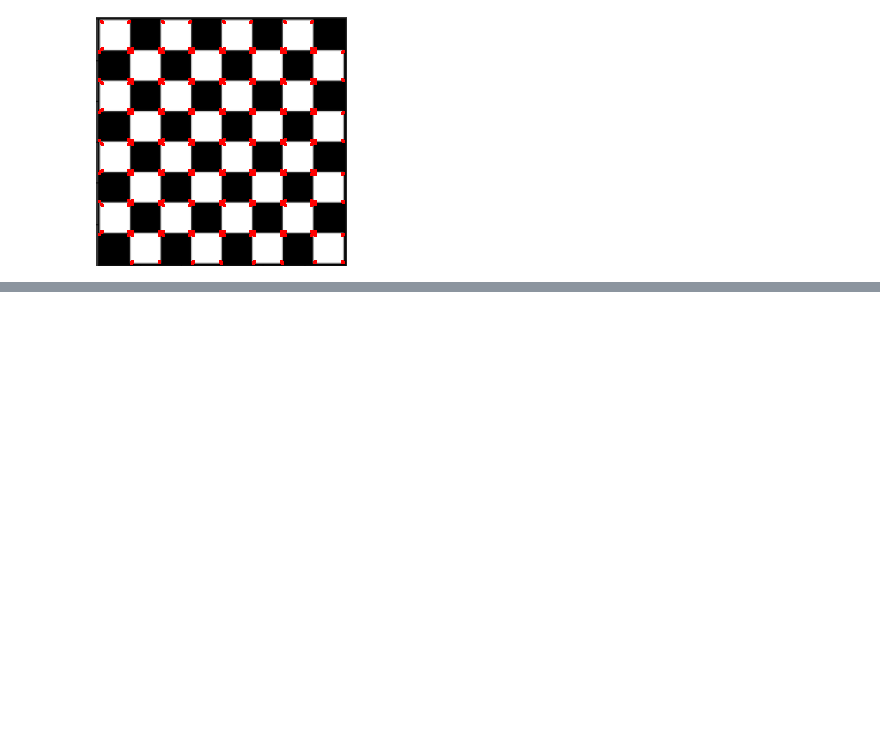
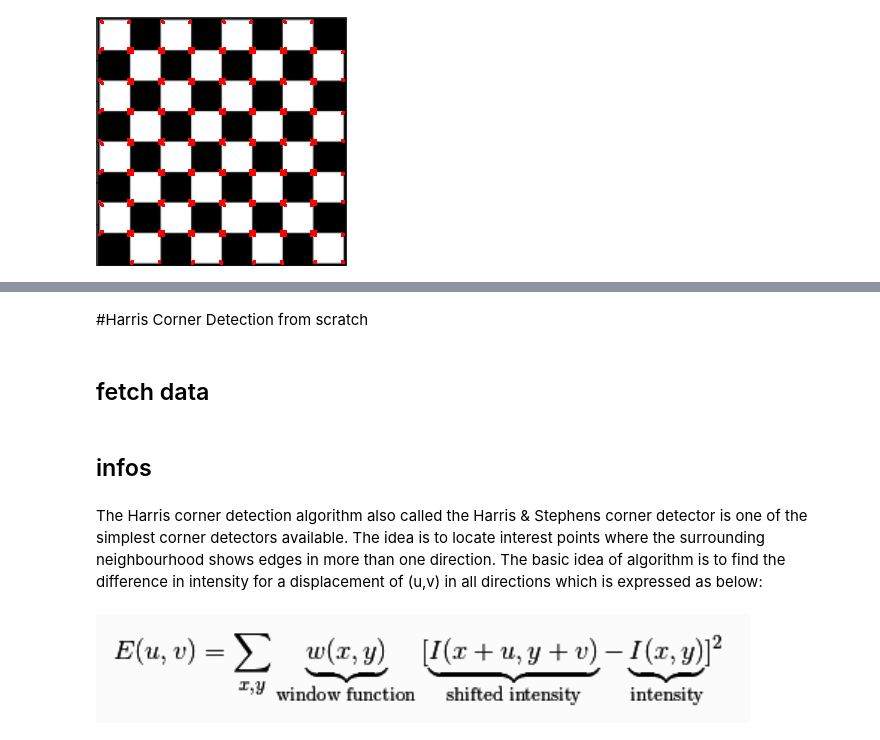
Before and after one commit to MohmedAAK/-Advanced-computer-vision-v1, a Jupyter notebook: Advanced computer vision/team1/lec4_feature_detection.ipynb, the cells around one changed output, grey strips where cells are left out. Drawn from its saved outputs; the diff is of its cells as text; code cells hidden in the pictures; blank space fills up the shorter version.

```diff
--- a/Advanced computer vision/team1/lec4_feature_detection.ipynb
+++ b/Advanced computer vision/team1/lec4_feature_detection.ipynb
@@ -72,0 +77,26 @@ https://docs.opencv.org/4.x/dd/d1a/group__imgproc__feature.html#gac1fc3598018010
+# %% [markdown]
+#Harris Corner Detection from scratch
+# %% [markdown]
+## fetch data
+# %%
+import urllib.request
+from IPython.display import Image, display
+def download(path,name):
+  urllib.request.urlretrieve(path,name)
+def show(path):
+  display(Image(path))
+download("https://muthu.co/wp-content/uploads/2018/09/Snip20180930_25.png","eq1.png")
+download("https://muthu.co/wp-content/uploads/2018/09/Snip20180930_26.png","eq2.png")
+download("https://muthu.co/wp-content/uploads/2018/09/Snip20180930_27.png","eq3.png")
+download("https://muthu.co/wp-content/uploads/2018/09/Snip20180930_28.png","eq4.png")
+download("https://muthu.co/wp-content/uploads/2018/09/Snip20180930_29.png","eq5.png")
+download("https://muthu.co/wp-content/uploads/2018/09/Snip20180930_32.png","eq6.png")
+download("https://muthu.co/wp-content/uploads/2018/09/box.jpg","box.jpg")
+# %% [markdown]
+## infos
+# %% [markdown]
+The Harris corner detection algorithm also called the Harris & Stephens corner detector is one of the simplest corner detectors available. The idea is to locate interest points where the surrounding neighbourhood shows edges in more than one direction. The basic idea of algorithm is to find the difference in intensity for a displacement of (u,v) in all directions which is expressed as below:
+# %%
+show("eq1.png")
+# %% [output]
+[figure, added]
```
Also changed, not shown: parts of 28 cells of this notebook.
